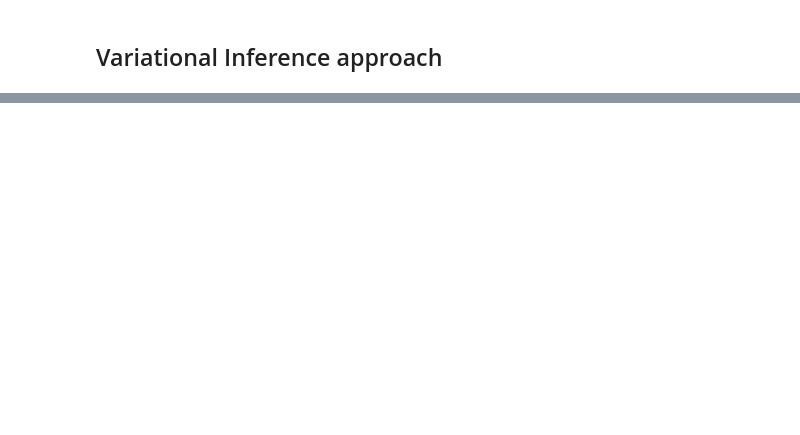
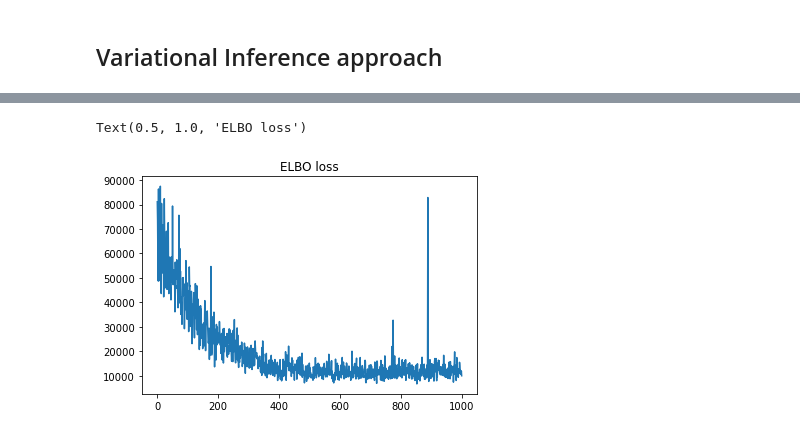
Before and after one commit to jilanglois-su/cobs10-dengai, a Jupyter notebook: Exploration.ipynb, the cells around one changed output, grey strips where cells are left out. Drawn from its saved outputs; the diff is of its cells as text; code cells hidden in the pictures; blank space fills up the shorter version.

```diff
--- a/Exploration.ipynb
+++ b/Exploration.ipynb
@@ -115,7 +113,37 @@ array([[<AxesSubplot:title={'center':'b0_intercept'}>,
 # %% [markdown]
 ## Variational Inference approach
 # %%
-cols = ['reanalysis_precip_amt_kg_per_m2', 'station_diur_temp_rng_c', 'reanalysis_max_air_temp_k']
+torch.set_default_dtype(torch.float64)
+
+cols = ['reanalysis_precip_amt_kg_per_m2', 'station_diur_temp_rng_c', 'reanalysis_max_air_temp_k', 'station_precip_mm']
 
 x_data = torch.tensor(data_df[cols].values).float()
 y_data = torch.tensor(data_df.total_cases.values).float()
+# %%
+M = len(cols)
+
+
+def model(x_data, y_data):
+    b  = pyro.sample('b', dist.Normal(0.0, 2.0))
+    w  = pyro.sample('w', dist.Normal(0.0, 2.0).expand([M]).to_event(1))
+
+    with pyro.plate('observe_data', size=len(y_data), subsample_size=80) as ind:
+        θ = (x_data.index_select(0, ind) * w).sum(axis=1) + b
+        pyro.sample('obs', dist.Poisson(θ.exp()), obs=y_data.index_select(0, ind))
+
+guide = AutoMultivariateNormal(model, init_loc_fn=init_to_mean)
+# %%
+pyro.clear_param_store()
+
+adam = Adam({"lr": 0.01})
+svi = SVI(model, guide, adam, loss=Trace_ELBO())
+
+n_steps = 1000
+losses = []
+
+
+# do gradient steps
+for step in range(n_steps):
+    losses.append(svi.step(x_data, y_data))
+    if step %100 == 0:
+        print("Done with step {}".format(step))
@@ -121,0 +174,6 @@ y_data = torch.tensor(data_df.total_cases.values).float()
+# %%
+plt.plot(losses)
+plt.title('ELBO loss')
+# %% [output]
+Text(0.5, 1.0, 'ELBO loss')
+[figure, added]
```
Also changed, not shown: parts of 4 cells of this notebook.
